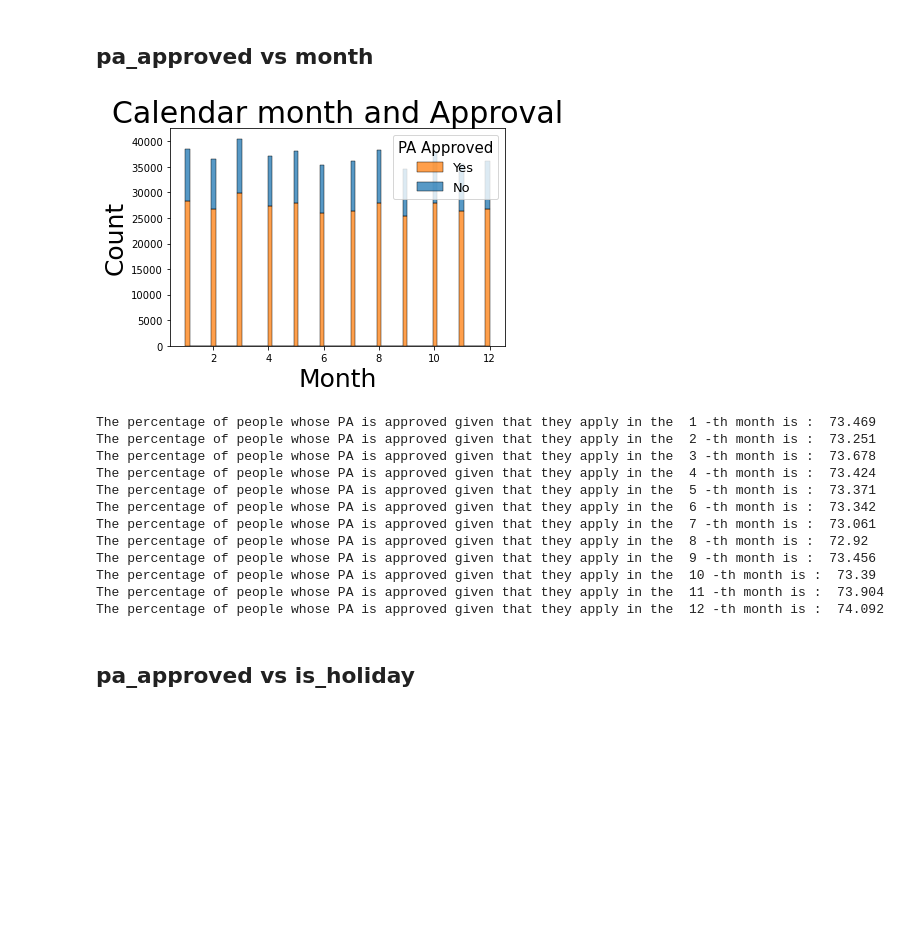
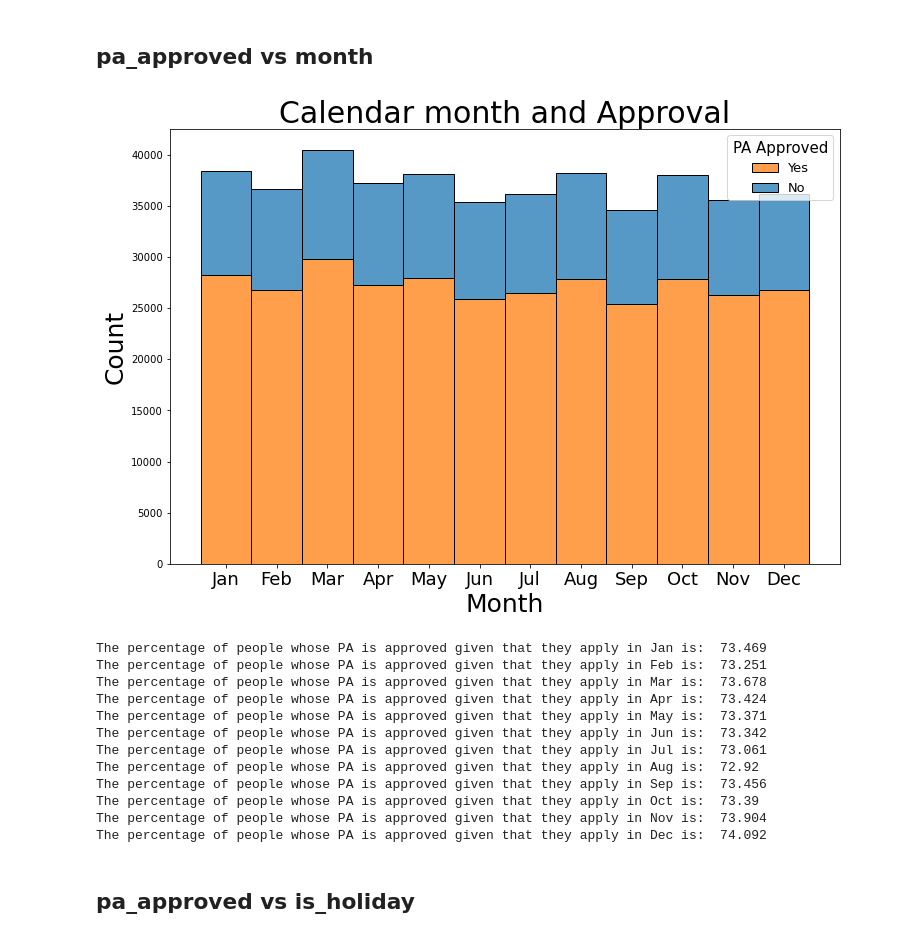
Before and after one commit to sanalsprasad/ErdosProject, a Jupyter notebook: PA approval and date.ipynb, the cells around one changed output. Cells and saved outputs as stored; diff of their text form; code cells hidden in the pictures; blank space fills up the shorter version.

```diff
--- a/PA approval and date.ipynb
+++ b/PA approval and date.ipynb
@@ -85,37 +87,38 @@ The percentage of people whose PA is approved given that they apply on the  7 -t
 # %% [markdown]
 ## pa_approved vs month
 # %%
-plt.figure()
-sns.histplot(cmm_pa_train, x='calendar_month', hue = 'pa_approved',multiple = 'stack')
-#plt.xticks(ticks=[0,1,2,3,4,5,6], labels=["Sun","Mon","Tue","Wed","Thu","Fri","Sat"],fontsize=18)
+plt.figure(figsize=(12,8))
+sns.histplot(cmm_pa_train, x='calendar_month', hue = 'pa_approved',multiple = 'stack',discrete=True)
+plt.xticks(ticks=range(1,13), labels=["Jan","Feb","Mar","Apr","May","Jun","Jul","Aug","Sep","Oct","Nov","Dec"],fontsize=18)
 plt.title("Calendar month and Approval",fontsize = 30)
 plt.xlabel("Month",fontsize=25)
 plt.ylabel("Count",fontsize = 25)
 plt.legend(["Yes", "No"],title="PA Approved",fontsize=13,title_fontsize=15)
 
 
 plt.show()
 # %% [output]
-[figure, old version]
+[figure, new version]
 # %%
 months = cmm_pa_train.calendar_month.unique()
 months = np.sort(months)
+month_name=["Jan","Feb","Mar","Apr","May","Jun","Jul","Aug","Sep","Oct","Nov","Dec"]
 for month in months:
-    print("The percentage of people whose PA is approved given that they apply in the ",month, "-th month is : "
+    print("The percentage of people whose PA is approved given that they apply in", month_name[month-1], "is: "
       , percentage_given(cmm_pa_train,'pa_approved',1,'calendar_month',month))
 # %% [output]
-The percentage of people whose PA is approved given that they apply in the  1 -th month is :  73.469
-The percentage of people whose PA is approved given that they apply in the  2 -th month is :  73.251
-The percentage of people whose PA is approved given that they apply in the  3 -th month is :  73.678
-The percentage of people whose PA is approved given that they apply in the  4 -th month is :  73.424
-The percentage of people whose PA is approved given that they apply in the  5 -th month is :  73.371
-The percentage of people whose PA is approved given that they apply in the  6 -th month is :  73.342
-The percentage of people whose PA is approved given that they apply in the  7 -th month is :  73.061
-The percentage of people whose PA is approved given that they apply in the  8 -th month is :  72.92
-The percentage of people whose PA is approved given that they apply in the  9 -th month is :  73.456
-The percentage of people whose PA is approved given that they apply in the  10 -th month is :  73.39
-The percentage of people whose PA is approved given that they apply in the  11 -th month is :  73.904
-The percentage of people whose PA is approved given that they apply in the  12 -th month is :  74.092
+The percentage of people whose PA is approved given that they apply in Jan is:  73.469
+The percentage of people whose PA is approved given that they apply in Feb is:  73.251
+The percentage of people whose PA is approved given that they apply in Mar is:  73.678
+The percentage of people whose PA is approved given that they apply in Apr is:  73.424
+The percentage of people whose PA is approved given that they apply in May is:  73.371
+The percentage of people whose PA is approved given that they apply in Jun is:  73.342
+The percentage of people whose PA is approved given that they apply in Jul is:  73.061
+The percentage of people whose PA is approved given that they apply in Aug is:  72.92
+The percentage of people whose PA is approved given that they apply in Sep is:  73.456
+The percentage of people whose PA is approved given that they apply in Oct is:  73.39
+The percentage of people whose PA is approved given that they apply in Nov is:  73.904
+The percentage of people whose PA is approved given that they apply in Dec is:  74.092
 # %% [markdown]
 ## pa_approved vs is_holiday
 # %%
```
Also changed, not shown: parts of 10 cells of this notebook.
